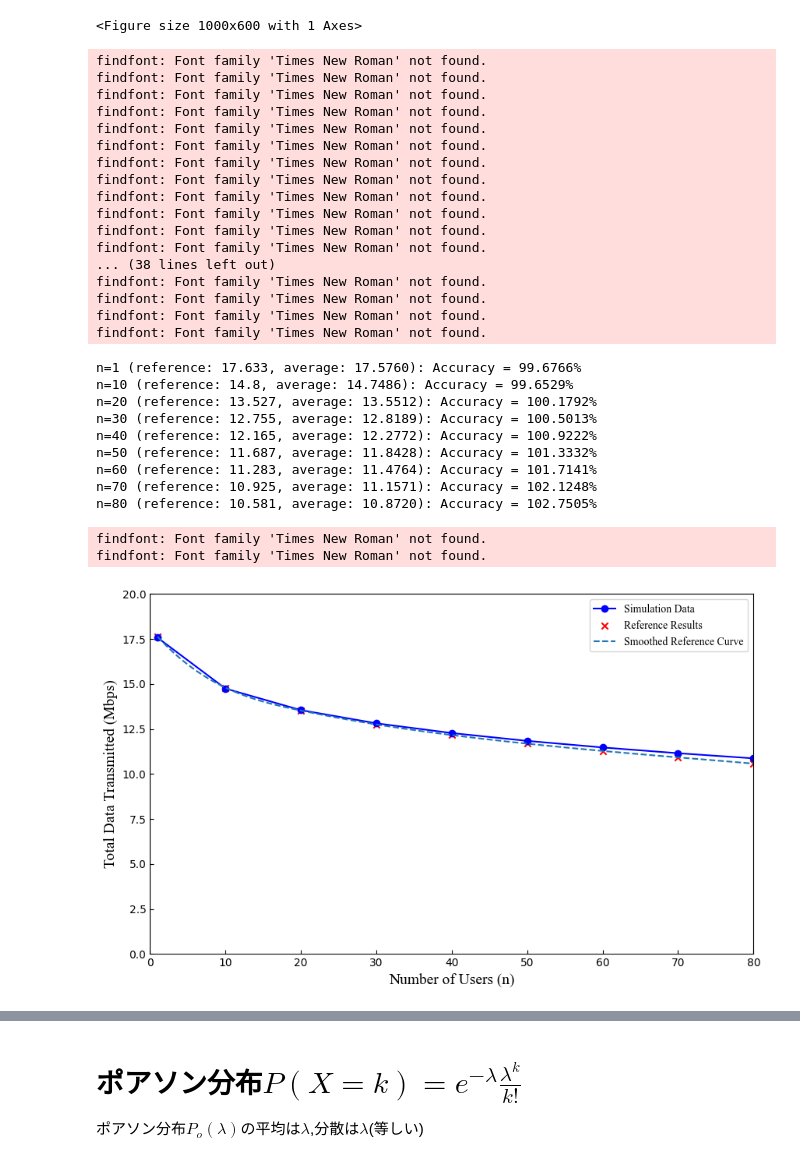
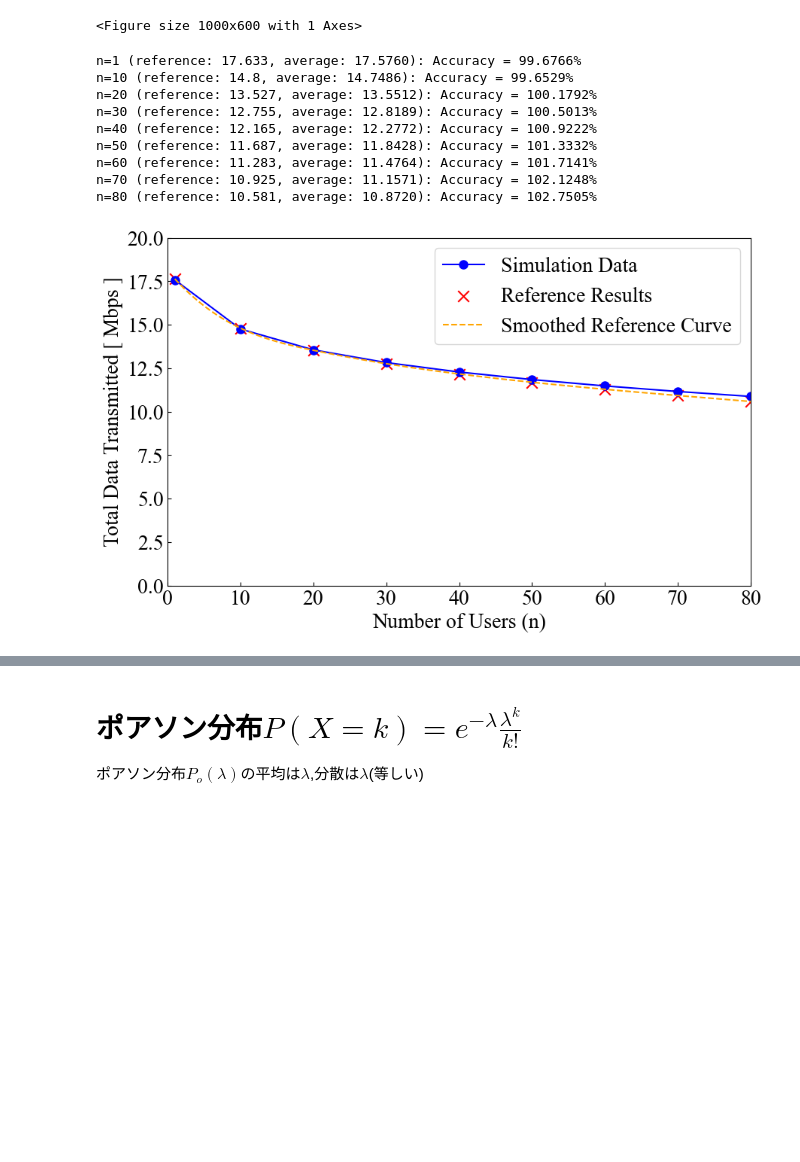
Before and after one commit to ShitaLab-TMCIT/IEEE802.11simulator, a Jupyter notebook: main.ipynb, the cells around one changed output, grey strips where cells are left out. Drawn from its saved outputs; the diff is of its cells as text; code cells hidden in the pictures; blank space fills up the shorter version.

```diff
--- a/main.ipynb
+++ b/main.ipynb
@@ -243,11 +243,9 @@ import matplotlib.pyplot as plt
 import numpy as np
 import pandas as pd
 from scipy.interpolate import make_interp_spline
-import matplotlib.font_manager as fm
 
-# フォント設定
-font_path = '/usr/share/fonts/truetype/msttcorefonts/times.ttf'  # 正しいパスを指定
-times_new_roman = fm.FontProperties(fname=font_path)
+# フォントを設定
+plt.rcParams['font.family'] = 'Times New Roman'
 
 # CSVファイルの読み込み関数
 def load_csv(file_path):
@@ -270,70 +268,54 @@ std_devs = np.std(results, axis=0)
 
 # 精度を計算
 accuracy = [(sim_result / ref_result) * 100 for sim_result, ref_result in zip(means, reference_results)]
 
 # 精度を表示
 for n, acc, ref, ave in zip(n_values, accuracy, reference_results, means):
     print(f"n={n} (reference: {ref}, average: {ave:.4f}): Accuracy = {acc:.4f}%")
 
 # データをスムーズ化
 n_array = np.array(n_values)
 n_smooth = np.linspace(n_array.min(), n_array.max(), 500)
 smooth_means = make_interp_spline(n_array, means)(n_smooth)
 smooth_reference = make_interp_spline(n_array, reference_results)(n_smooth)
 
 # プロット
 plt.figure(figsize=(10, 6))
 plt.ylim(0, 20)
 plt.xlim(0, 80)
 
 # 軸目盛りの設定
 plt.rcParams['xtick.direction'] = 'in'
 plt.rcParams['ytick.direction'] = 'in'
 
 # 平均データをプロット（エラーバー付き）
-plt.plot(n_values, means, marker='o', label='Simulation Data', color='blue')
+plt.plot(n_values, means, marker='o', label='Simulation Data', color='blue', markersize=8)
 
 # リファレンス結果をプロット
-plt.scatter(n_values, reference_results, color='red', marker='x', label='Reference Results')
-plt.plot(n_smooth, smooth_reference, linestyle='--', label='Smoothed Reference Curve')
+plt.scatter(n_values, reference_results, color='red', marker='x', label='Reference Results', s=110)
+plt.plot(n_smooth, smooth_reference, color='orange', linestyle='--', label='Smoothed Reference Curve')
 
-# タイトルとラベル
-plt.xlabel('Number of Users (n)', fontproperties=times_new_roman, fontsize=14)
-plt.ylabel('Total Data Transmitted (Mbps)', fontproperties=times_new_roman, fontsize=14)
+# タイトルとラベルのフォントサイズを大きく
+plt.xlabel('Number of Users (n)', fontsize=20)
+plt.ylabel('Total Data Transmitted [ Mbps ]', fontsize=20)
 
-# 凡例と表示
-plt.legend(prop=times_new_roman)
+# 軸目盛りラベルのフォントサイズを大きく
+plt.tick_params(axis='both', labelsize=20)
+
+# 凡例のフォントサイズを大きく
+plt.legend(fontsize=20)
 plt.show()
 # %% [output]
-findfont: Font family 'Times New Roman' not found.
-findfont: Font family 'Times New Roman' not found.
-findfont: Font family 'Times New Roman' not found.
-findfont: Font family 'Times New Roman' not found.
-findfont: Font family 'Times New Roman' not found.
-findfont: Font family 'Times New Roman' not found.
-findfont: Font family 'Times New Roman' not found.
-findfont: Font family 'Times New Roman' not found.
-findfont: Font family 'Times New Roman' not found.
-findfont: Font family 'Times New Roman' not found.
-findfont: Font family 'Times New Roman' not found.
-findfont: Font family 'Times New Roman' not found.
-... (38 lines left out)
-findfont: Font family 'Times New Roman' not found.
-findfont: Font family 'Times New Roman' not found.
-findfont: Font family 'Times New Roman' not found.
-findfont: Font family 'Times New Roman' not found.
+n=1 (reference: 17.633, average: 17.5760): Accuracy = 99.6766%
+n=10 (reference: 14.8, average: 14.7486): Accuracy = 99.6529%
+n=20 (reference: 13.527, average: 13.5512): Accuracy = 100.1792%
+n=30 (reference: 12.755, average: 12.8189): Accuracy = 100.5013%
+n=40 (reference: 12.165, average: 12.2772): Accuracy = 100.9222%
+n=50 (reference: 11.687, average: 11.8428): Accuracy = 101.3332%
+n=60 (reference: 11.283, average: 11.4764): Accuracy = 101.7141%
+n=70 (reference: 10.925, average: 11.1571): Accuracy = 102.1248%
+n=80 (reference: 10.581, average: 10.8720): Accuracy = 102.7505%
-n=1 (reference: 17.633, average: 17.5760): Accuracy = 99.6766%
-n=10 (reference: 14.8, average: 14.7486): Accuracy = 99.6529%
-n=20 (reference: 13.527, average: 13.5512): Accuracy = 100.1792%
-n=30 (reference: 12.755, average: 12.8189): Accuracy = 100.5013%
-n=40 (reference: 12.165, average: 12.2772): Accuracy = 100.9222%
-n=50 (reference: 11.687, average: 11.8428): Accuracy = 101.3332%
-n=60 (reference: 11.283, average: 11.4764): Accuracy = 101.7141%
-n=70 (reference: 10.925, average: 11.1571): Accuracy = 102.1248%
-n=80 (reference: 10.581, average: 10.8720): Accuracy = 102.7505%
-findfont: Font family 'Times New Roman' not found.
-findfont: Font family 'Times New Roman' not found.
-[figure, old version]
+[figure, new version]
 # %% [markdown]
 ![img](./test/Untitled.png)
 # %%
```
Also changed, not shown: 3 other files.
